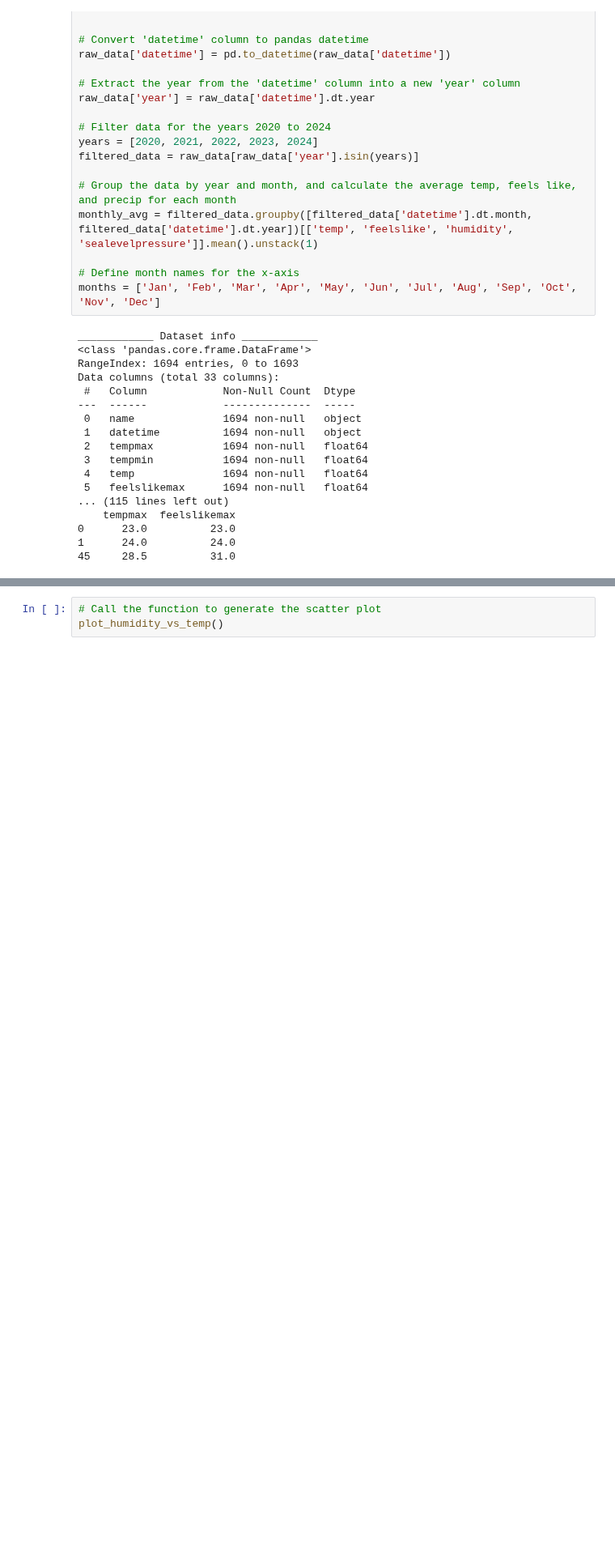
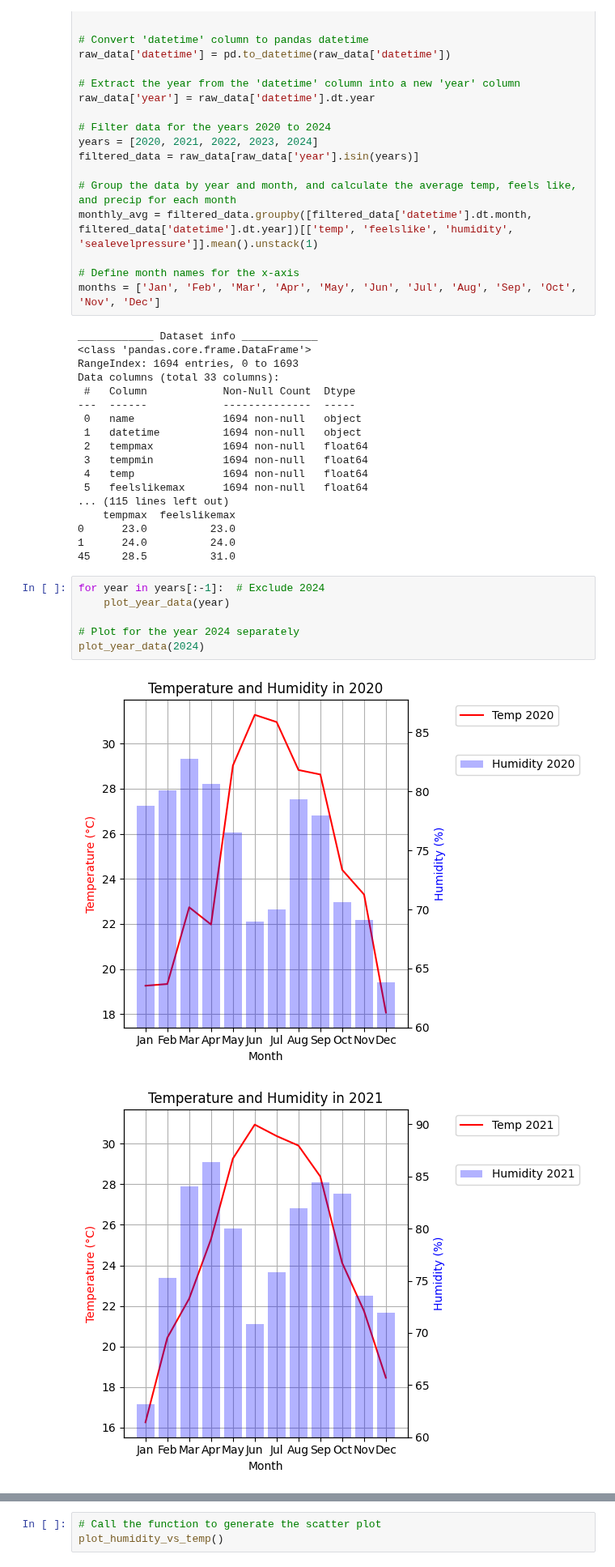
Before and after one commit to lbibi1805-dot/ML_WEATHER_PREDICTION, a Jupyter notebook: team_01.ipynb, the cells around one changed output, grey strips where cells are left out. Shown at 81% size. Cells and saved outputs as stored; diff of their text form; blank space fills up the shorter version.

```diff
--- a/team_01.ipynb
+++ b/team_01.ipynb
@@ -293,3 +295,12 @@ Data columns (total 33 columns):
 0      23.0          23.0
 1      24.0          24.0
 45     28.5          31.0
+# %%
+for year in years[:-1]:  # Exclude 2024
+    plot_year_data(year)
+
+# Plot for the year 2024 separately
+plot_year_data(2024)
+# %% [output]
+[figure, added]
+[figure, added]
```
Also changed, not shown: parts of 9 cells of this notebook, 2 other files.
